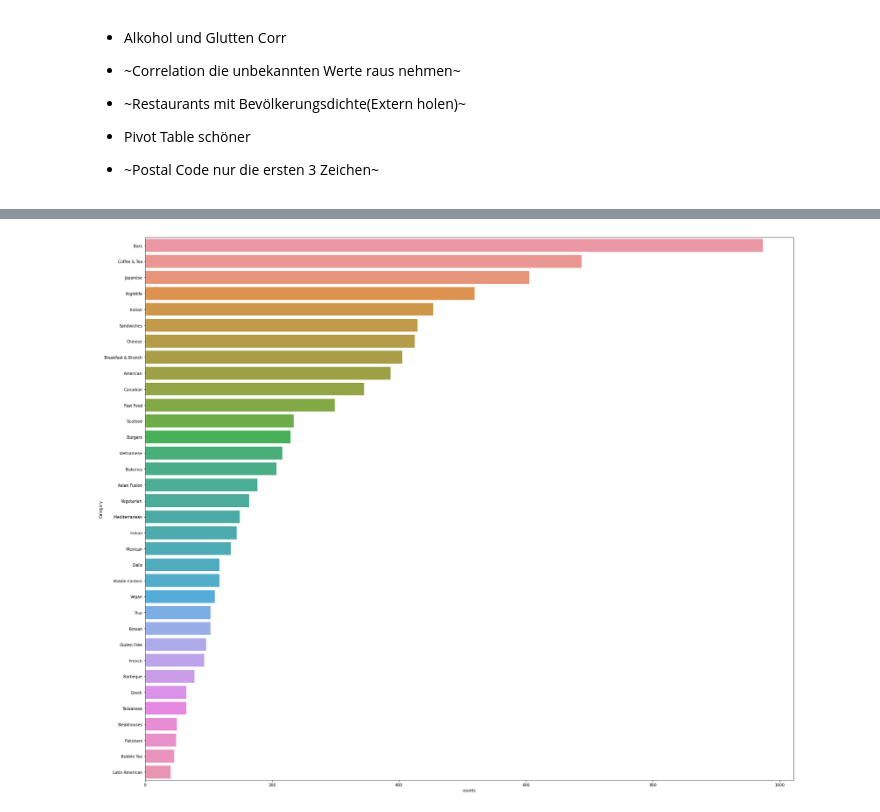
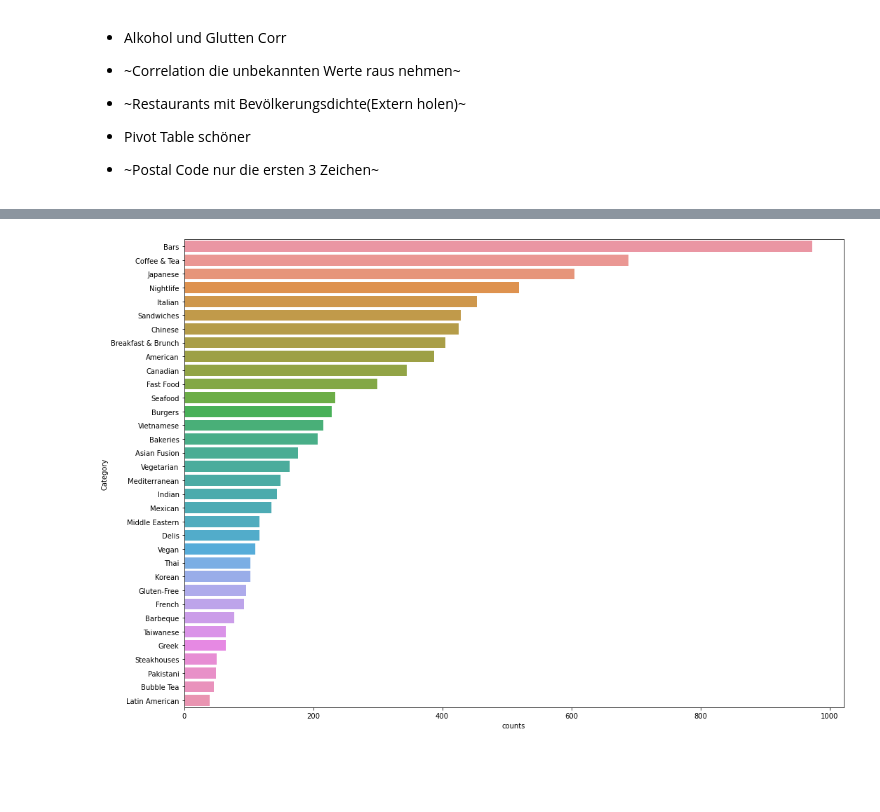
Before and after one commit to BadeJoey/Yelp_Analyser, a Jupyter notebook: data_eda.ipynb, the cells around one changed output, grey strips where cells are left out. Drawn from its saved outputs; the diff is of its cells as text; code cells hidden in the pictures; blank space fills up the shorter version.

Commit message:
Add Graphs for Categories

```diff
--- a/data_eda.ipynb
+++ b/data_eda.ipynb
@@ -634,7 +634,7 @@ df_categories
 # %%
-f = plt.figure(figsize=(25,20))
+f = plt.figure(figsize=(15,10))
 df_categories.sort_values("counts", ascending=False, inplace=True)
 sns.barplot(data=df_categories, x="counts", y=df_categories.index)
 f.tight_layout()
 # %% [output]
-[figure, old version]
+[figure, new version]
```
Also changed, not shown: parts of 15 cells of this notebook.
